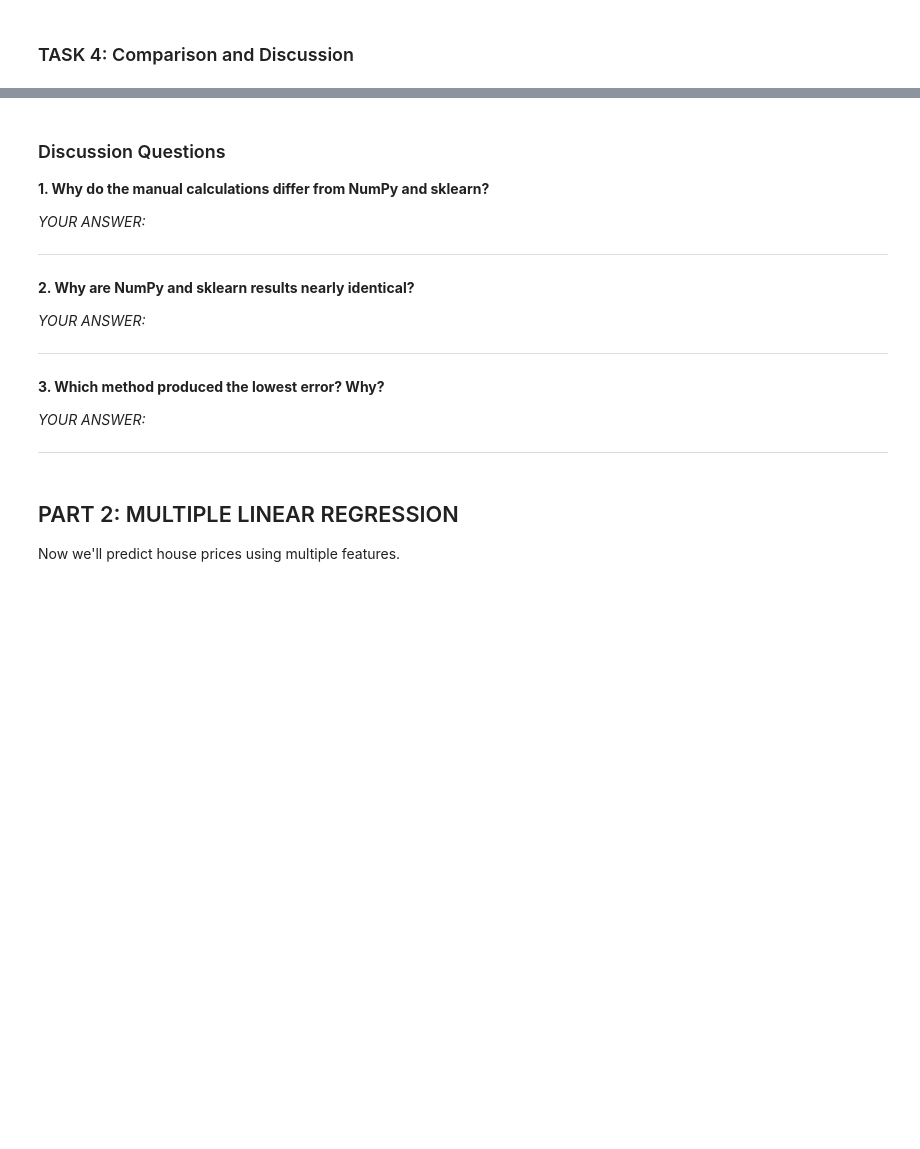
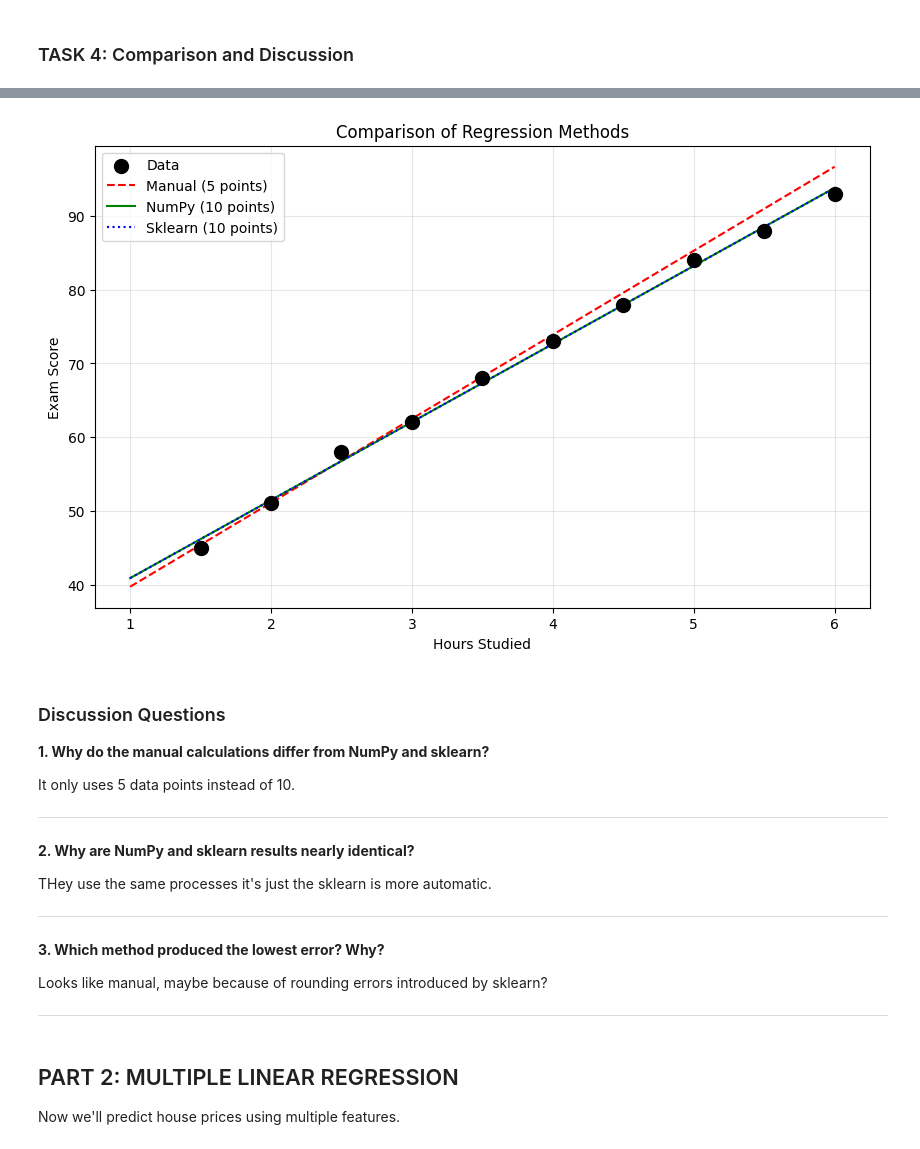
Before and after one commit to IrenaMcN/bwsi-comp-problem-solving, a Jupyter notebook: mod5_supervised_learning/3_more_regression.ipynb, the cells around one changed output, grey strips where cells are left out. Cells and saved outputs as stored; diff of their text form; code cells hidden in the pictures; blank space fills up the shorter version.

```diff
--- a/mod5_supervised_learning/3_more_regression.ipynb
+++ b/mod5_supervised_learning/3_more_regression.ipynb
@@ -155,7 +155,7 @@ MSE: 0.38
 # %%
 # TODO: Prepare the design matrix
 # Hint: Use np.column_stack to combine a column of ones with the Hours_Studied values
-X_numpy = np.column_stack(np.ones(10), df['Hours_Studied'].values)# TODO: Create design matrix [ones, x_values]
+X_numpy = np.column_stack((np.ones(10), df['Hours_Studied'].values))# TODO: Create design matrix [ones, x_values]
 y_numpy = df['Exam_Score'].values
 
 # TODO: Use np.linalg.lstsq
@@ -172,8 +172,8 @@ print(f"Equation: y = {m_numpy:.2f}x + {b_numpy:.2f}\n")
 
 # TODO: Calculate predictions and errors
 y_pred_numpy = X_numpy @ solution # TODO: Calculate predictions (matrix multiplication)
-mae_numpy = # TODO: Calculate MAE
-mse_numpy = # TODO: Calculate MSE
+mae_numpy = mean_absolute_error(y_numpy, y_pred_numpy)# TODO: Calculate MAE
+mse_numpy = mean_squared_error(y_numpy, y_pred_numpy)# TODO: Calculate MSE
 
 print(f"MAE: {mae_numpy:.2f}")
 print(f"MSE: {mse_numpy:.2f}")
@@ -191,16 +197,16 @@ SyntaxError: invalid syntax (727809973.py, line 19)
  **Note:** sklearn automatically handles the intercept internally (with `fit_intercept=True` by default), so we don't need to add a column of ones!
 # %%
 # TODO: Reshape X for sklearn (needs 2D array)
-X_sklearn = # TODO: Reshape Hours_Studied to (-1, 1)
+X_sklearn = df['Hours_Studied'].values.reshape(-1, 1)# TODO: Reshape Hours_Studied to (-1, 1)
 y_sklearn = df['Exam_Score'].values
 
 # TODO: Create and fit the model
-model = # TODO: Create LinearRegression object
-# TODO: Fit the model
+model = LinearRegression()# TODO: Create LinearRegression object
+model.fit(X_sklearn, y_sklearn)# TODO: Fit the model
 
 # TODO: Extract coefficients
-m_sklearn = # TODO: Get slope from model.coef_
-b_sklearn = # TODO: Get intercept from model.intercept_
+m_sklearn = model.coef_[0]# TODO: Get slope from model.coef_
+b_sklearn = model.intercept_# TODO: Get intercept from model.intercept_
 
 print("TASK 3 - Sklearn LinearRegression (all 10 points):")
 print(f"Slope (m): {m_sklearn}")
@@ -208,9 +214,9 @@ print(f"Intercept (b): {b_sklearn}")
 print(f"Equation: y = {m_sklearn:.2f}x + {b_sklearn:.2f}\n")
 
 # TODO: Calculate predictions and errors
-y_pred_sklearn = # TODO: Make predictions
-mae_sklearn = # TODO: Calculate MAE
-mse_sklearn = # TODO: Calculate MSE
+y_pred_sklearn = model.predict(X_sklearn)# TODO: Make predictions
+mae_sklearn = mean_absolute_error(y_sklearn, y_pred_sklearn)# TODO: Calculate MAE
+mse_sklearn = mean_squared_error(y_sklearn, y_pred_sklearn)# TODO: Calculate MSE
 
 print(f"MAE: {mae_sklearn:.2f}")
 print(f"MSE: {mse_sklearn:.2f}")
@@ -229,20 +252,24 @@ print(f"{'Sklearn (10 points)':<30} {0:<12.4f} {0:<12.4f} {0:<10.2f} {0:<10.2f}"
 # %%
 # TODO: Plot all three regression lines
 plt.figure(figsize=(10, 6))
 plt.scatter(df['Hours_Studied'], df['Exam_Score'], color='black', s=100, label='Data', zorder=3)
 
 # TODO: Create x range for plotting
 x_range = np.linspace(1, 6, 100)
 
 # TODO: Plot each regression line with different styles
 # Hint: Use different linestyles: '--', '-', ':'
-
+plt.plot(x_range, m_manual * x_range + b_manual, linestyle='--', color='red', label='Manual (5 points)')
+plt.plot(x_range, m_numpy * x_range + b_numpy, linestyle='-', color='green', label='NumPy (10 points)')
+plt.plot(x_range, m_sklearn * x_range + b_sklearn, linestyle=':', color='blue', label='Sklearn (10 points)')
 plt.xlabel('Hours Studied')
 plt.ylabel('Exam Score')
 plt.title('Comparison of Regression Methods')
 plt.legend()
 plt.grid(True, alpha=0.3)
 plt.show()
+# %% [output]
+[figure, added]
 # %% [markdown]
  ### Discussion Questions
 
@@ -252,7 +279,7 @@ plt.show()
 
 
 
- *YOUR ANSWER:*
+It only uses 5 data points instead of 10.
 
 
 
@@ -264,7 +291,7 @@ plt.show()
 
 
 
- *YOUR ANSWER:*
+ THey use the same processes it's just the sklearn is more automatic.
 
 
 
@@ -275,8 +302,8 @@ plt.show()
  **3. Which method produced the lowest error? Why?**
 
 
+Looks like manual, maybe because of rounding errors introduced by sklearn?
 
- *YOUR ANSWER:*
 
 
 
```
Also changed, not shown: parts of 10 cells of this notebook, 4 other files.
